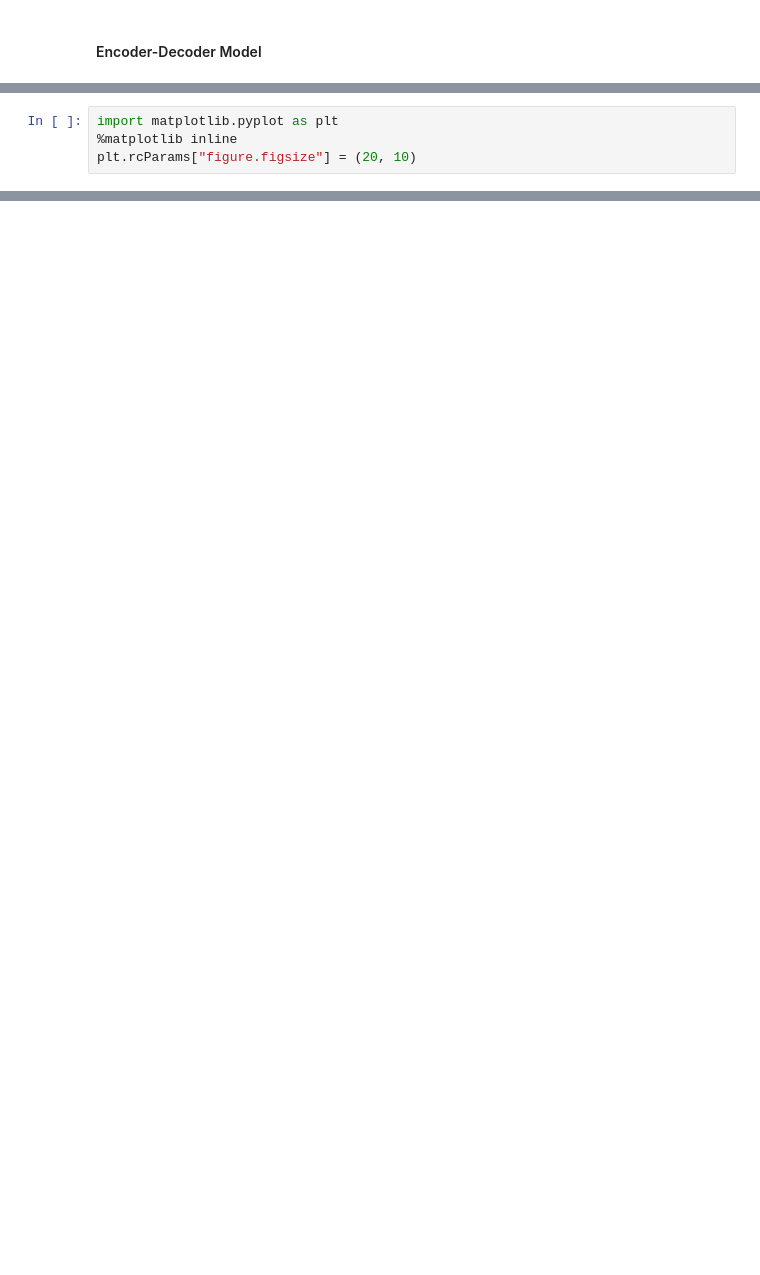
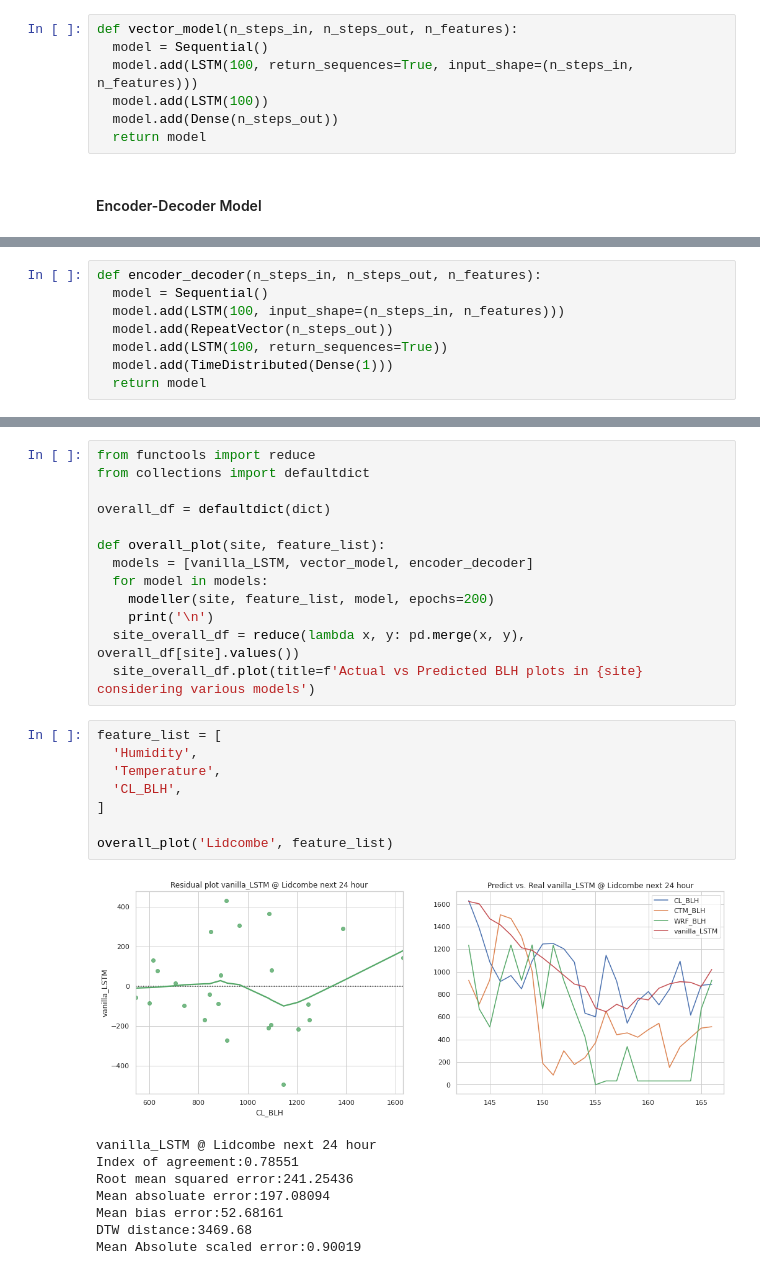
Before and after one commit to LlahsivK/group-18, a Jupyter notebook: SL_Anlysis3_NN_Model.ipynb, the cells around one changed output, grey strips where cells are left out. Saved outputs shown, nothing was run; the diff lists cells and outputs as text; blank space fills up the shorter version.

```diff
--- a/SL_Anlysis3_NN_Model.ipynb
+++ b/SL_Anlysis3_NN_Model.ipynb
@@ -601,2 +338,9 @@ DTW distance:1.65
+# %%
+def vector_model(n_steps_in, n_steps_out, n_features):
+  model = Sequential()
+  model.add(LSTM(100, return_sequences=True, input_shape=(n_steps_in, n_features)))
+  model.add(LSTM(100))
+  model.add(Dense(n_steps_out))
+  return model
 # %% [markdown]
 #### Encoder-Decoder Model
@@ -763,4 +346,0 @@ with torch.no_grad():
-# %%
-import matplotlib.pyplot as plt
-%matplotlib inline
-plt.rcParams["figure.figsize"] = (20, 10)
@@ -810,0 +347,8 @@ TypeError: ignored
+# %%
+def encoder_decoder(n_steps_in, n_steps_out, n_features):
+  model = Sequential()
+  model.add(LSTM(100, input_shape=(n_steps_in, n_features)))
+  model.add(RepeatVector(n_steps_out))
+  model.add(LSTM(100, return_sequences=True))
+  model.add(TimeDistributed(Dense(1)))
+  return model
@@ -810,0 +357,30 @@ TypeError: ignored
+# %%
+from functools import reduce
+from collections import defaultdict
+
+overall_df = defaultdict(dict)
+
+def overall_plot(site, feature_list):
+  models = [vanilla_LSTM, vector_model, encoder_decoder]
+  for model in models:
+    modeller(site, feature_list, model, epochs=200)
+    print('\n')
+  site_overall_df = reduce(lambda x, y: pd.merge(x, y), overall_df[site].values())
+  site_overall_df.plot(title=f'Actual vs Predicted BLH plots in {site} considering various models')
+# %%
+feature_list = [
+  'Humidity',
+  'Temperature',
+  'CL_BLH',
+]
+
+overall_plot('Lidcombe', feature_list)
+# %% [output]
+[figure, added]
+vanilla_LSTM @ Lidcombe next 24 hour
+Index of agreement:0.78551
+Root mean squared error:241.25436
+Mean absoluate error:197.08094
+Mean bias error:52.68161
+DTW distance:3469.68
+Mean Absolute scaled error:0.90019
```
Also changed, not shown: parts of 56 cells of this notebook.
